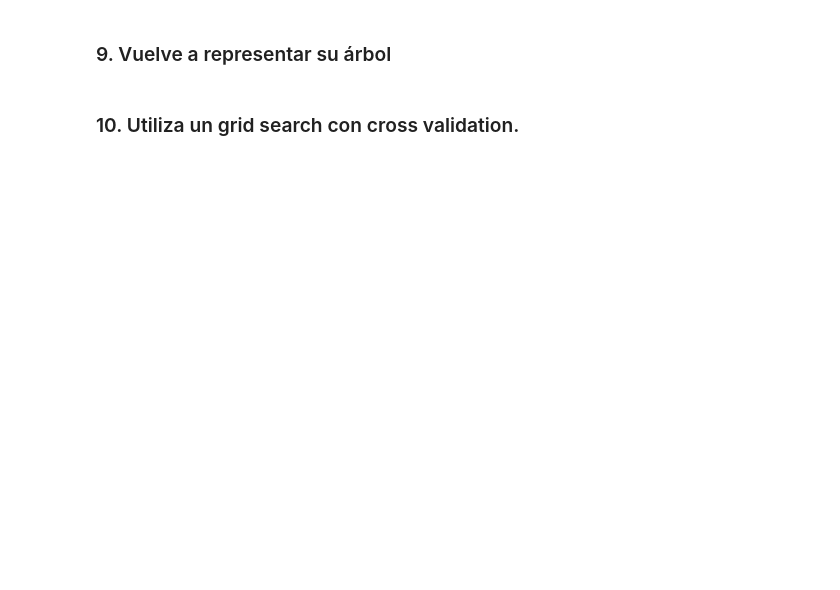
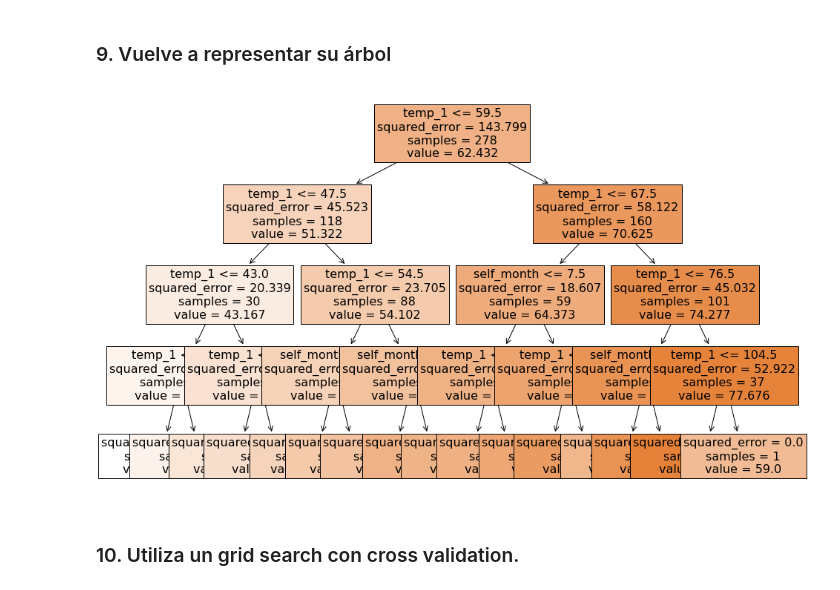
Before and after one commit to MNievas12/2304_dsft_thebridge, a Jupyter notebook: 3-Machine_Learning/1-Supervisado/3-RegorClass/5-Decision_Trees/ejercicio/DTrees_reg_class.ipynb, the cells around one changed output. Saved outputs shown, nothing was run; the diff lists cells and outputs as text; code cells hidden in the pictures; blank space fills up the shorter version.

```diff
--- a/3-Machine_Learning/1-Supervisado/3-RegorClass/5-Decision_Trees/ejercicio/DTrees_reg_class.ipynb
+++ b/3-Machine_Learning/1-Supervisado/3-RegorClass/5-Decision_Trees/ejercicio/DTrees_reg_class.ipynb
@@ -35,4 +266,11 @@ Calcula el MAE, MAPE, MSE y RMSE.
 # %% [markdown]
 ### 9. Vuelve a representar su árbol
+# %%
+plt.figure(figsize=(15,10))
+
+
+plot_tree(dtr2, feature_names=X_train.columns, class_names='actual', fontsize=16, filled=True);
+# %% [output]
+[figure, added]
 # %% [markdown]
 ### 10. Utiliza un grid search con cross validation.
```
Also changed, not shown: parts of 53 cells of this notebook.
